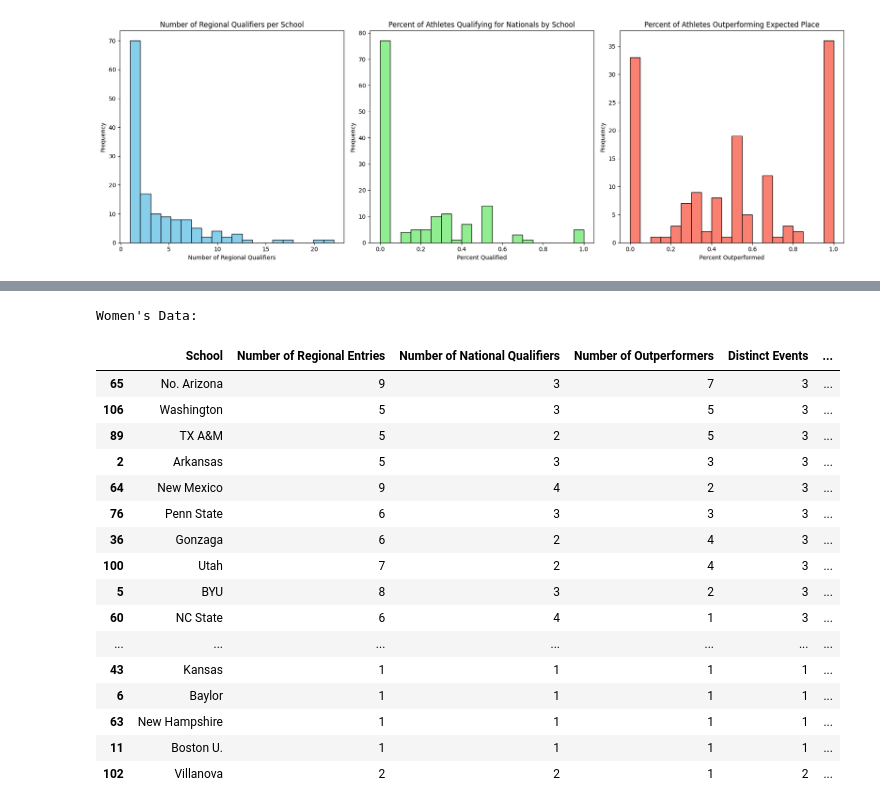
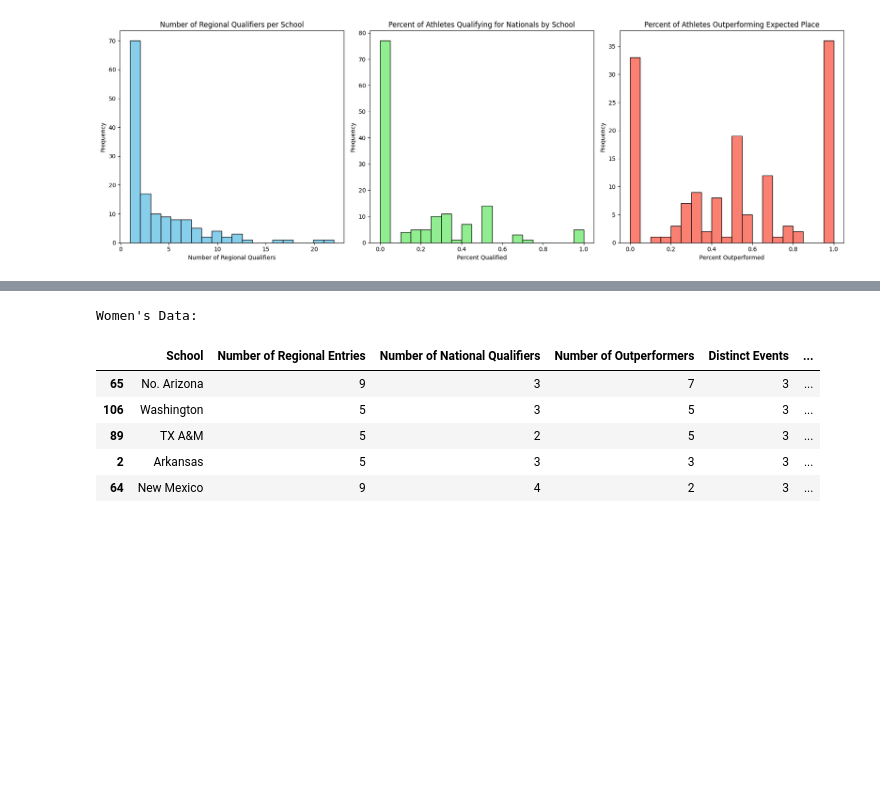
Before and after one commit to racheldadamio/rachels-receipts, a Jupyter notebook: regionals_report_card/report_card.ipynb, the cells around one changed output, grey strips where cells are left out. Cells and saved outputs as stored; diff of their text form; code cells hidden in the pictures; blank space fills up the shorter version.

```diff
--- a/regionals_report_card/report_card.ipynb
+++ b/regionals_report_card/report_card.ipynb
@@ -504,22 +527,11 @@ Men's Data:
 # %%
 print("Women's Data:")
-women_result_pretty.sort_values(by="Overall Score", ascending=False).head(20)
+women_result_pretty.sort_values(by="Overall Score", ascending=False).head(5)
 # %% [output]
 Women's Data:
 |  | School | Number of Regional Entries | Number of National Qualifiers | Number of Outperformers | Distinct Events | ... |
 | 65 | No. Arizona | 9 | 3 | 7 | 3 | ... |
 | 106 | Washington | 5 | 3 | 5 | 3 | ... |
 | 89 | TX A&M | 5 | 2 | 5 | 3 | ... |
 | 2 | Arkansas | 5 | 3 | 3 | 3 | ... |
 | 64 | New Mexico | 9 | 4 | 2 | 3 | ... |
-| 76 | Penn State | 6 | 3 | 3 | 3 | ... |
-| 36 | Gonzaga | 6 | 2 | 4 | 3 | ... |
-| 100 | Utah | 7 | 2 | 4 | 3 | ... |
-| 5 | BYU | 8 | 3 | 2 | 3 | ... |
-| 60 | NC State | 6 | 4 | 1 | 3 | ... |
-| ... | ... | ... | ... | ... | ... | ... |
-| 43 | Kansas | 1 | 1 | 1 | 1 | ... |
-| 6 | Baylor | 1 | 1 | 1 | 1 | ... |
-| 63 | New Hampshire | 1 | 1 | 1 | 1 | ... |
-| 11 | Boston U. | 1 | 1 | 1 | 1 | ... |
-| 102 | Villanova | 2 | 2 | 1 | 2 | ... |
```
Also changed, not shown: parts of 4 cells of this notebook.
